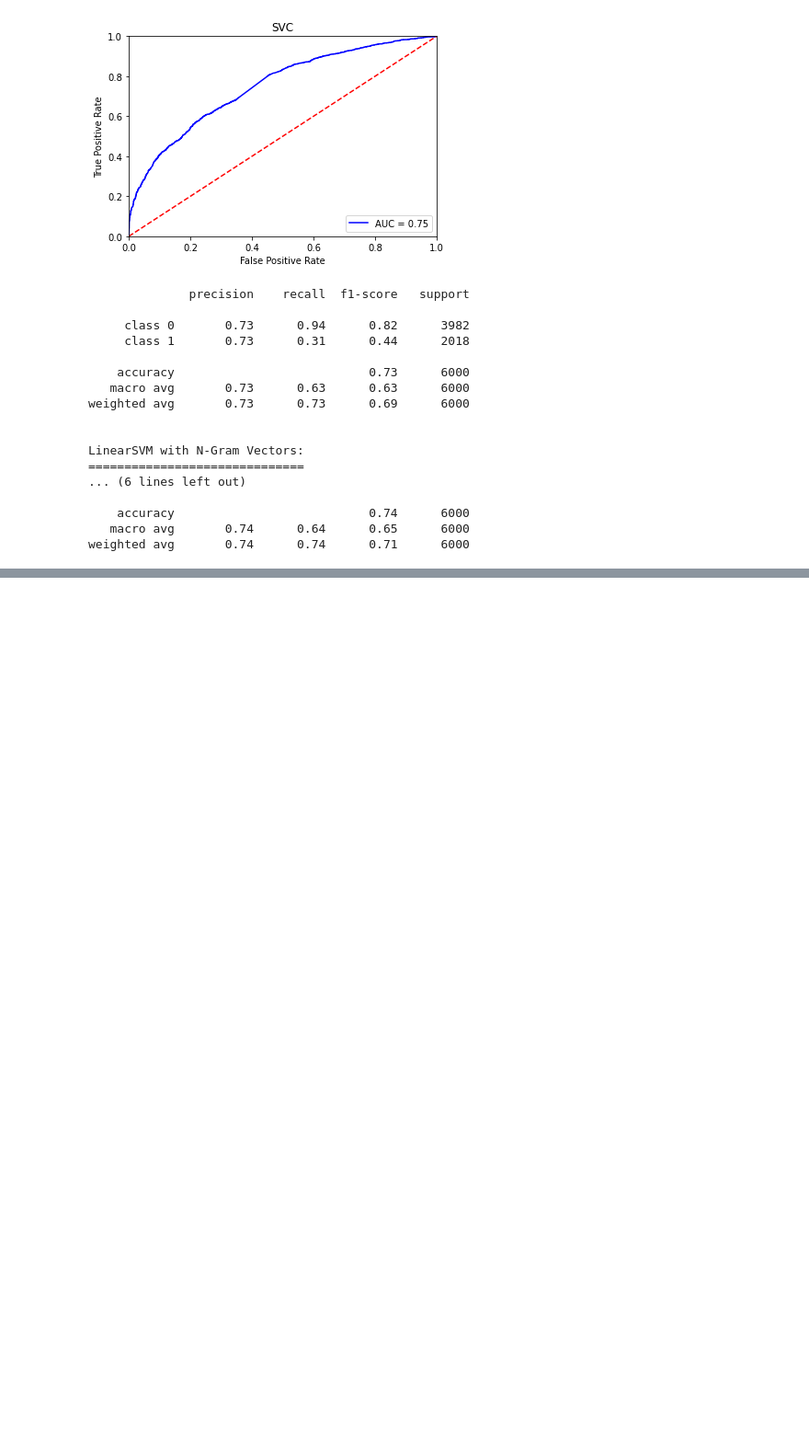
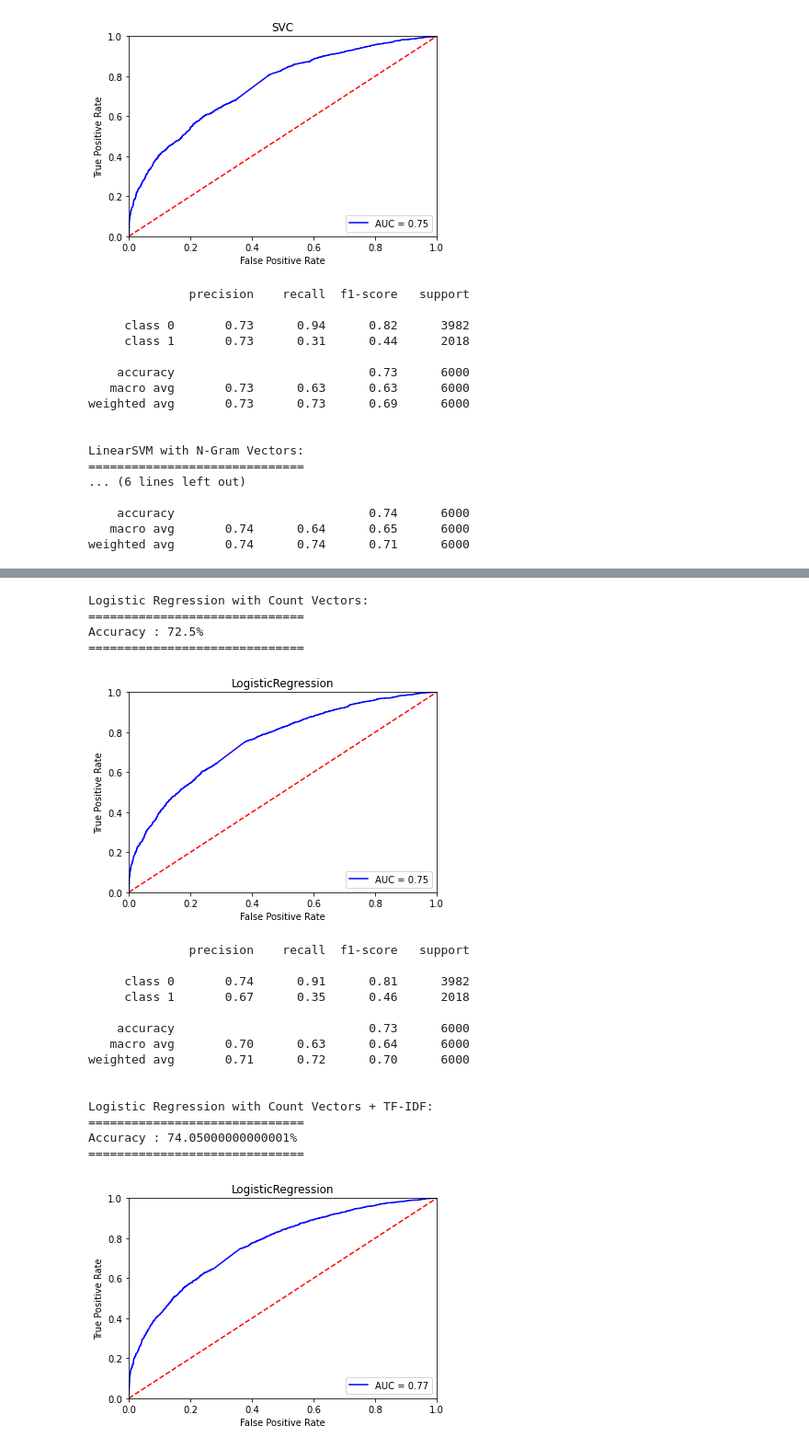
Before and after one commit to FarhanTahmid/CyberBullying-Detection-Prevention-Counseling-System, a Jupyter notebook: Machine Learning Models/linear_svm_try.ipynb, the cells around one changed output, grey strips where cells are left out. Shown: that part at 92% size. Drawn from its saved outputs; the diff is of its cells as text; code cells hidden in the pictures; blank space fills up the shorter version.

```diff
--- a/Machine Learning Models/linear_svm_try.ipynb
+++ b/Machine Learning Models/linear_svm_try.ipynb
@@ -195,0 +290,30 @@ weighted avg       0.74      0.74      0.71      6000
+# %%
+print("\nLogistic Regression with Count Vectors: ")
+classifierModel(LogisticRegression(), X_train_count, y_train, X_test_count,roc=True)
+
+print("\nLogistic Regression with Count Vectors + TF-IDF: ")
+classifierModel(LogisticRegression(), X_train_count_tfidf, y_train, X_test_count_tfidf,roc=True)
+
+print("\nLogistic Regression with N-Gram Vectors: ")
+classifierModel(LogisticRegression(), X_train_tfidf_ngram, y_train, X_test_tfidf_ngram,roc=False)
+# %% [output]
+Logistic Regression with Count Vectors:
+==============================
+Accuracy : 72.5%
+==============================
+[figure, added]
+              precision    recall  f1-score   support
+
+     class 0       0.74      0.91      0.81      3982
+     class 1       0.67      0.35      0.46      2018
+
+    accuracy                           0.73      6000
+   macro avg       0.70      0.63      0.64      6000
+weighted avg       0.71      0.72      0.70      6000
+
+
+Logistic Regression with Count Vectors + TF-IDF:
+==============================
+Accuracy : 74.05000000000001%
+==============================
+[figure, added]
```
Also changed, not shown: parts of 4 cells of this notebook, 1 other file.
